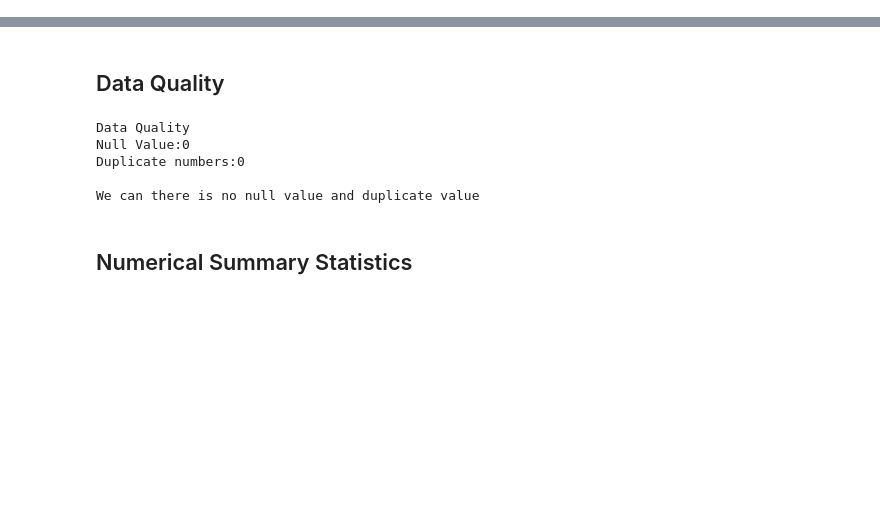
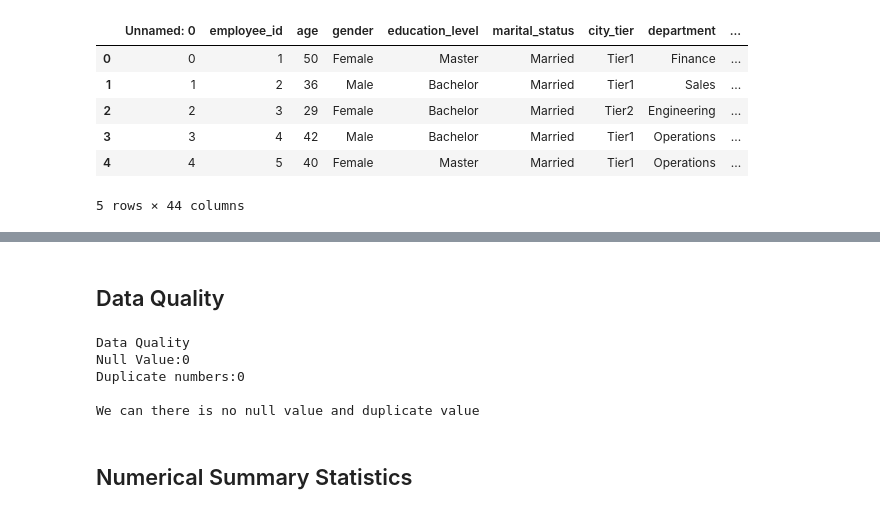
Before and after one commit to therai0/promotion_prediction_ml_model, a Jupyter notebook: notebook/eda.ipynb, the cells around one changed output, grey strips where cells are left out. Saved outputs shown, nothing was run; the diff lists cells and outputs as text; code cells hidden in the pictures; blank space fills up the shorter version.

```diff
--- a/notebook/eda.ipynb
+++ b/notebook/eda.ipynb
@@ -10,3 +28,13 @@ df = pd.read_csv("../data/employee_promotion_prediction.csv")
+# %%
+df.head()
+# %% [output]
+|  | Unnamed: 0 | employee_id | age | gender | education_level | marital_status | city_tier | department | ... |
+| 0 | 0 | 1 | 50 | Female | Master | Married | Tier1 | Finance | ... |
+| 1 | 1 | 2 | 36 | Male | Bachelor | Married | Tier1 | Sales | ... |
+| 2 | 2 | 3 | 29 | Female | Bachelor | Married | Tier2 | Engineering | ... |
+| 3 | 3 | 4 | 42 | Male | Bachelor | Married | Tier1 | Operations | ... |
+| 4 | 4 | 5 | 40 | Female | Master | Married | Tier1 | Operations | ... |
+5 rows × 44 columns
 # %%
 print("Rows:",df.shape[0])
 print("Columns:",df.shape[1])
```
Also changed, not shown: parts of 13 cells of this notebook, 12 other files.
